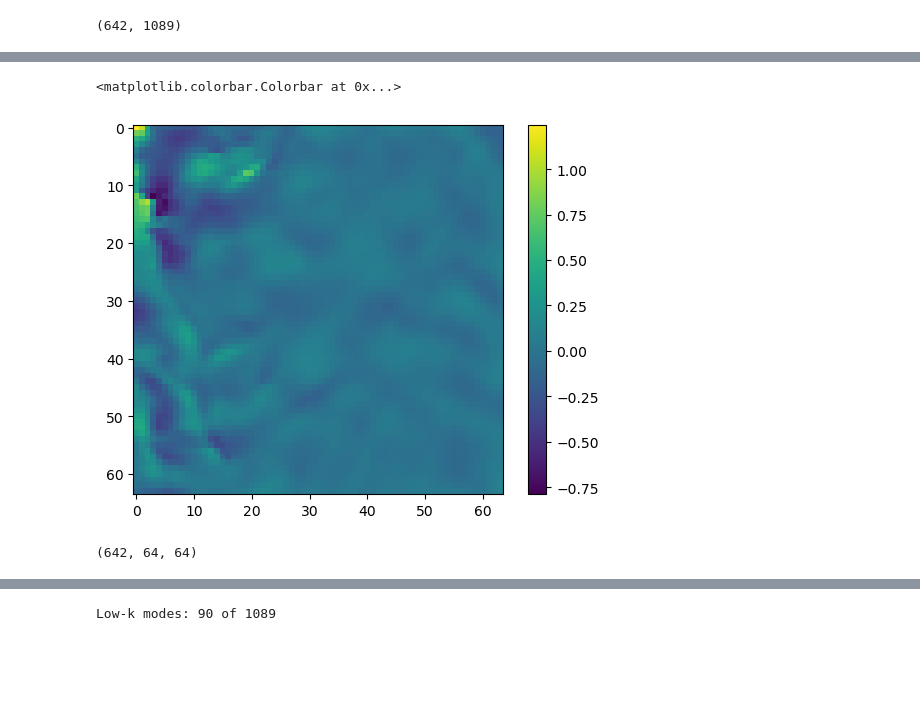
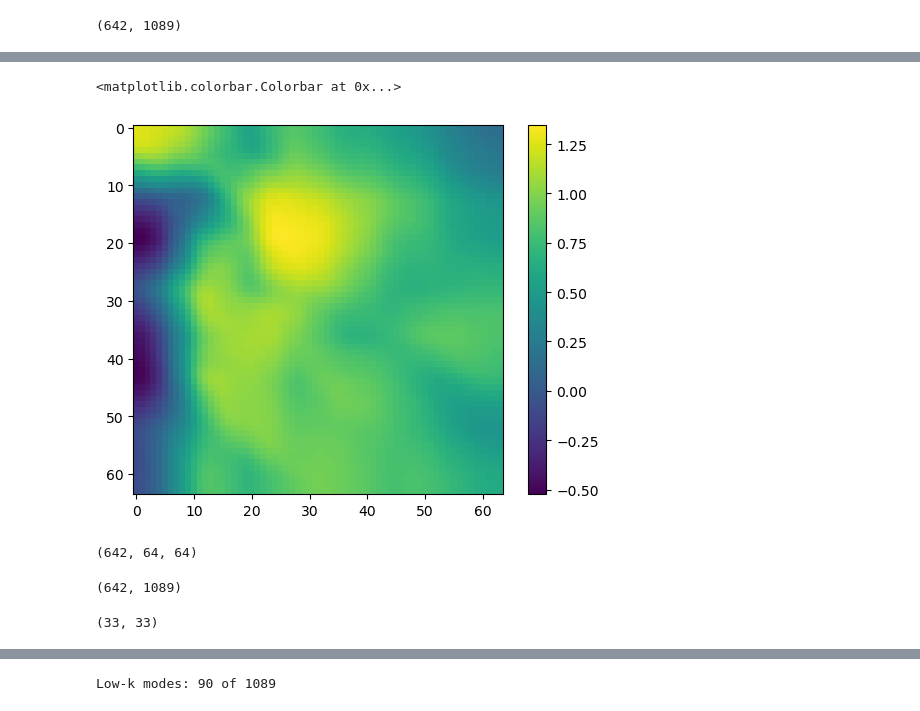
Before and after one commit to HarrisonGoldwyn/distributional_SRCNN, a Jupyter notebook: sr_ordered_train0p75/cov_prediction/dev.ipynb, the cells around one changed output, grey strips where cells are left out. Cells and saved outputs as stored; diff of their text form; code cells hidden in the pictures; blank space fills up the shorter version.

```diff
--- a/sr_ordered_train0p75/cov_prediction/dev.ipynb
+++ b/sr_ordered_train0p75/cov_prediction/dev.ipynb
@@ -8,4 +11,4 @@ params.shape
 # %% [output]
 (642, 1089)
 # %%
-train_mse_error_fields = np.load("../stage_1/mse_5l_i123_c32s_padR_schLrG0p95_reg0_TrainErrFields.npy")
+train_mse_mean_fields = np.load("../stage_1/output_data/mse_5l_i123_c32s_padR_schLrG0p95_reg0_trainPredFields.npy")
@@ -18,7 +35,7 @@ plt.colorbar()
 # %%
-plt.imshow(train_mse_error_fields[10])
+plt.imshow(train_mse_mean_fields[10])
 plt.colorbar()
 # %% [output]
 <matplotlib.colorbar.Colorbar at 0x...>
-[figure, old version]
+[figure, new version]
 # %%
@@ -35,0 +54,4 @@ s_train = np.load("../stage_2/output/parCov_fitting_fourier_allImages_mseStart_g
+# %%
+s_train.shape
+# %% [output]
+(642, 1089)
@@ -35,0 +60,4 @@ s_train = np.load("../stage_2/output/parCov_fitting_fourier_allImages_mseStart_g
+# %%
+s_train_grid[20].shape
+# %% [output]
+(33, 33)
```
Also changed, not shown: parts of 21 cells of this notebook, 2 other files.
